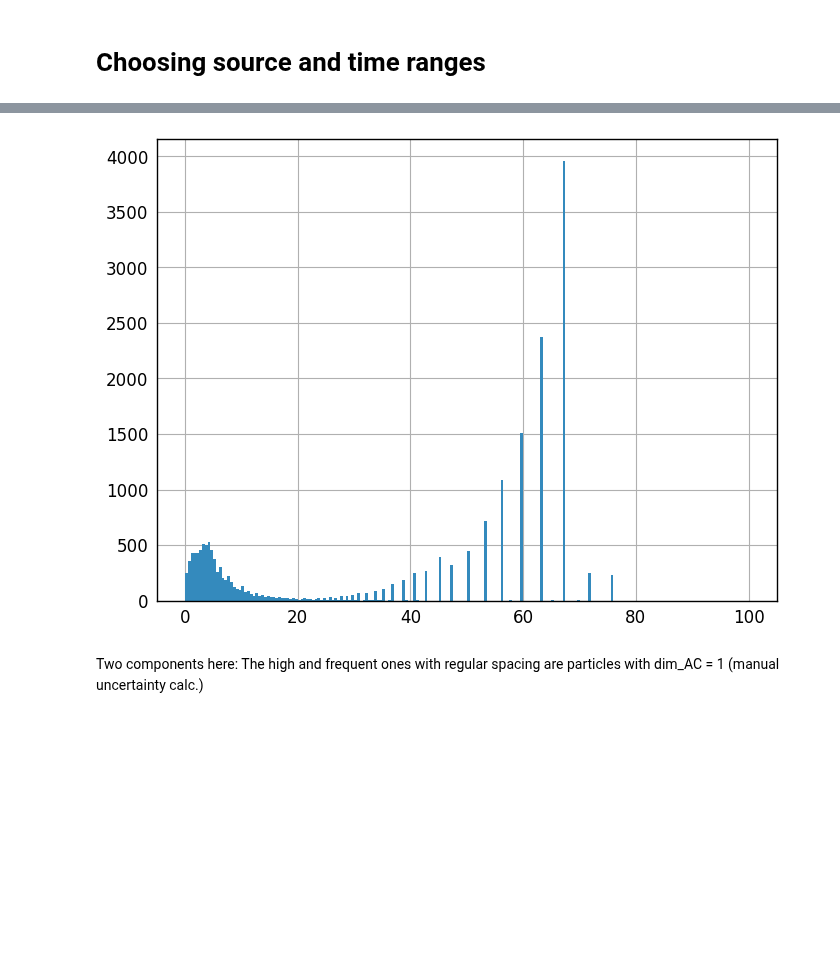
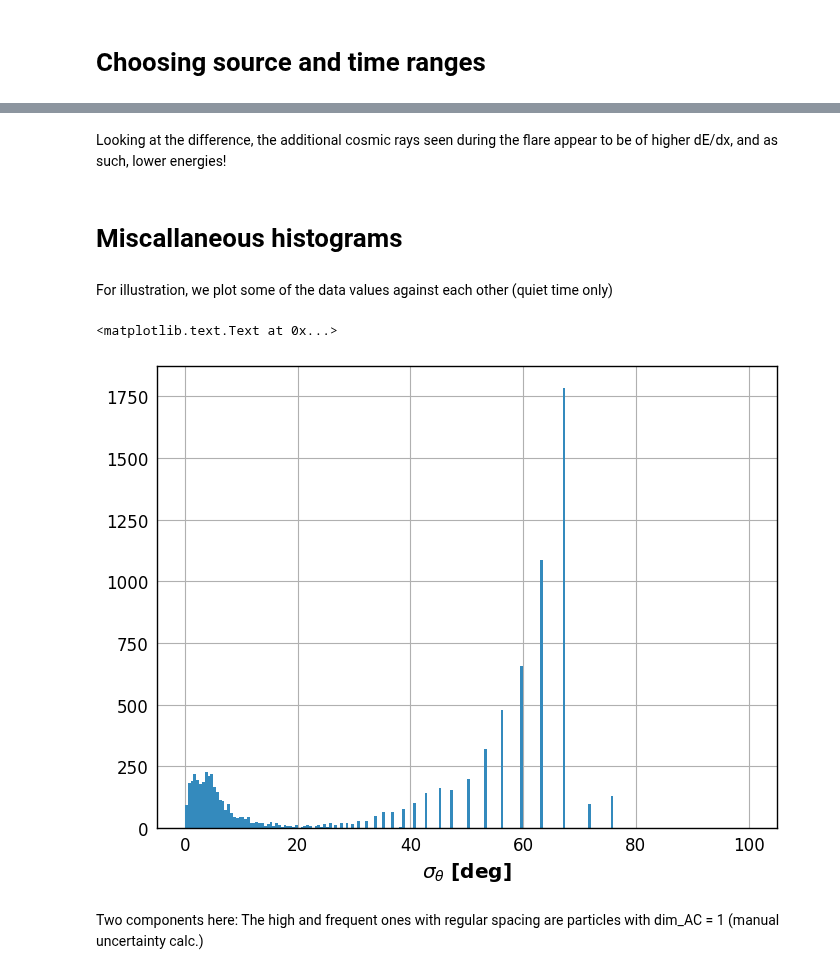
Before and after one commit to asierabreu/cosmics, a Jupyter notebook: results/track_geometry.ipynb, the cells around one changed output, grey strips where cells are left out. Cells and saved outputs as stored; diff of their text form; code cells hidden in the pictures; blank space fills up the shorter version.

```diff
--- a/results/track_geometry.ipynb
+++ b/results/track_geometry.ipynb
@@ -188,7 +153,22 @@ plt.gcf().set_size_inches(10,3)
+# %% [markdown]
+Looking at the difference, the additional cosmic rays seen during the flare appear to be of higher dE/dx, and as such, lower energies!
+# %% [markdown]
+# Miscallaneous histograms
+# %% [markdown]
+For illustration, we plot some of the data values against each other (quiet time only)
+# %%
+# some flattened values for later
+theta = np.array(sum(GeoDat_quiet["THETA"],[]))
+sd_theta = np.array(sum(GeoDat_quiet["THETA_ERR"],[]))
+length = np.array(sum(GeoDat_quiet["LEN"],[]))
+sd_length = np.array(sum(GeoDat_quiet["LEN_ERR"],[]))
+energies = np.array(sum(GeoDat_quiet["EN"],[]))
 # %%
 testhist = plt.hist(sd_theta,200,range=(0,100))
+plt.xlabel(r'$\sigma_\theta$ [deg]')
 # %% [output]
+<matplotlib.text.Text at 0x...>
-[figure, old version]
+[figure, new version]
 # %% [markdown]
 Two components here: The high and frequent ones with regular spacing are particles with dim_AC = 1 (manual uncertainty calc.)
 # %%
```
Also changed, not shown: parts of 40 cells of this notebook, 5 other files.
